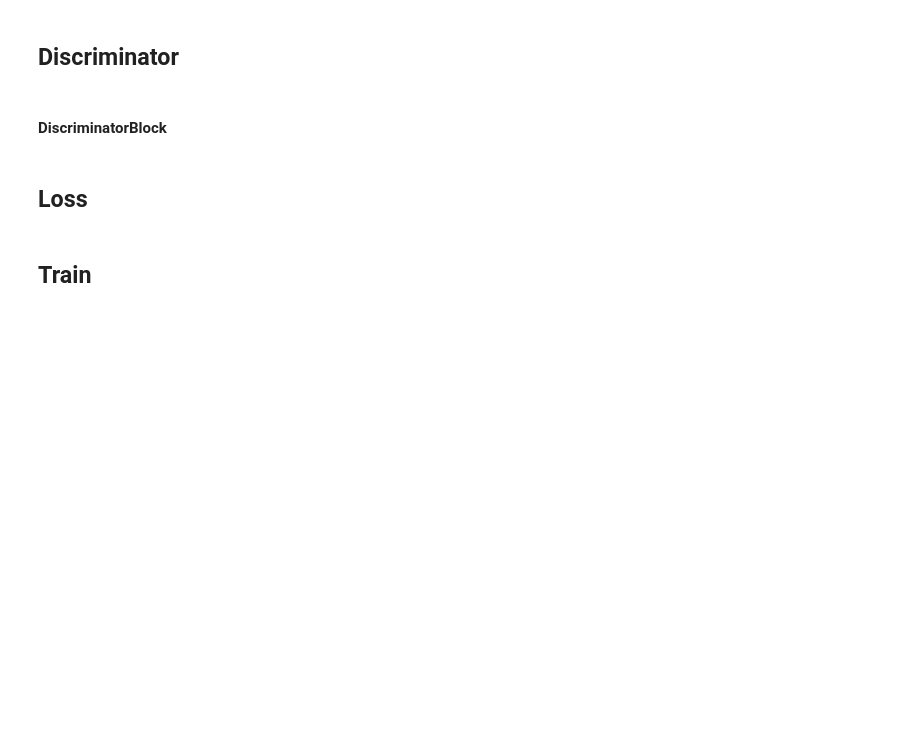
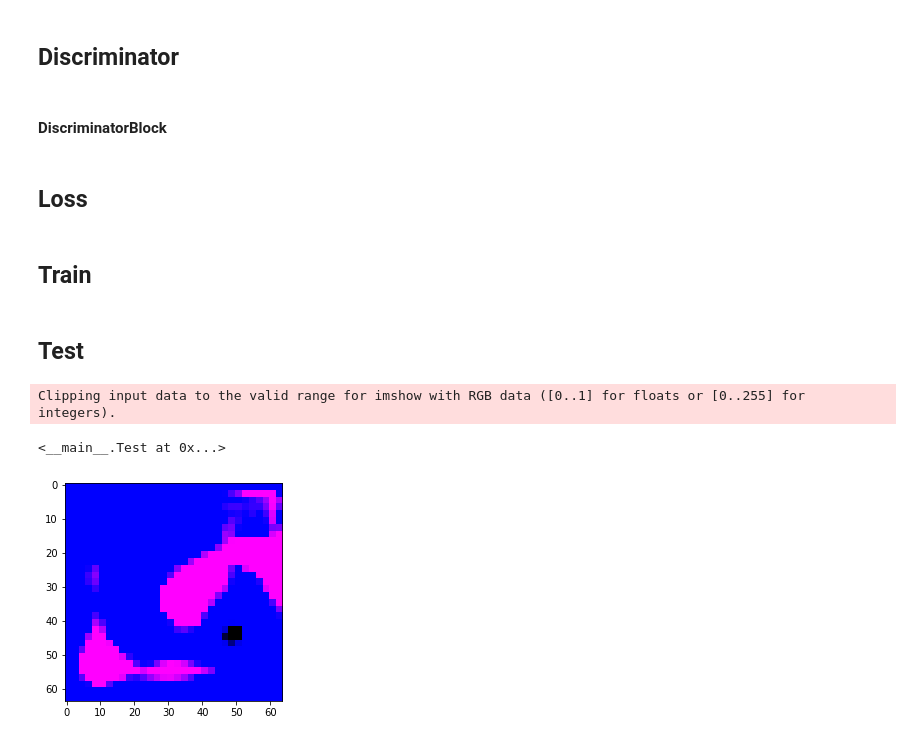
Before and after one commit to haolei523/StyleGAN_pytorch, a Jupyter notebook: stylegan.ipynb, the cells around one changed output. Saved outputs shown, nothing was run; the diff lists cells and outputs as text; code cells hidden in the pictures; blank space fills up the shorter version.

```diff
--- a/stylegan.ipynb
+++ b/stylegan.ipynb
@@ -661,3 +661,19 @@ dataset = AnimeFace(root_folder='/amax/data/LHao/dataset/', transform=image_tran
 os.environ['CUDA_VISIBLE_DEVICES'] = '0, 1, 2, 3'
 trainer = TrainProcessing(dataset)
 trainer.train()
+# %% [markdown]
+## Test
+# %%
+class Test:
+    def __init__(self, latent_code_dim=512, model_path='./checkpoint/train_step-4.model', level=4):
+        latent = torch.randn(1, 512, 1, 1)
+        generator_test = StyledGenerator(5)
+        generator_test.load_state_dict(torch.load('./checkpoint/train_step-4.model')['generator'])
+        img_tensor = generator_test(latent, level)
+        plt.imshow(img_tensor.squeeze(0).permute(1, 2, 0).detach().numpy())
+# %%
+Test()
+# %% [output]
+Clipping input data to the valid range for imshow with RGB data ([0..1] for floats or [0..255] for integers).
+<__main__.Test at 0x...>
+[figure, added]
```
